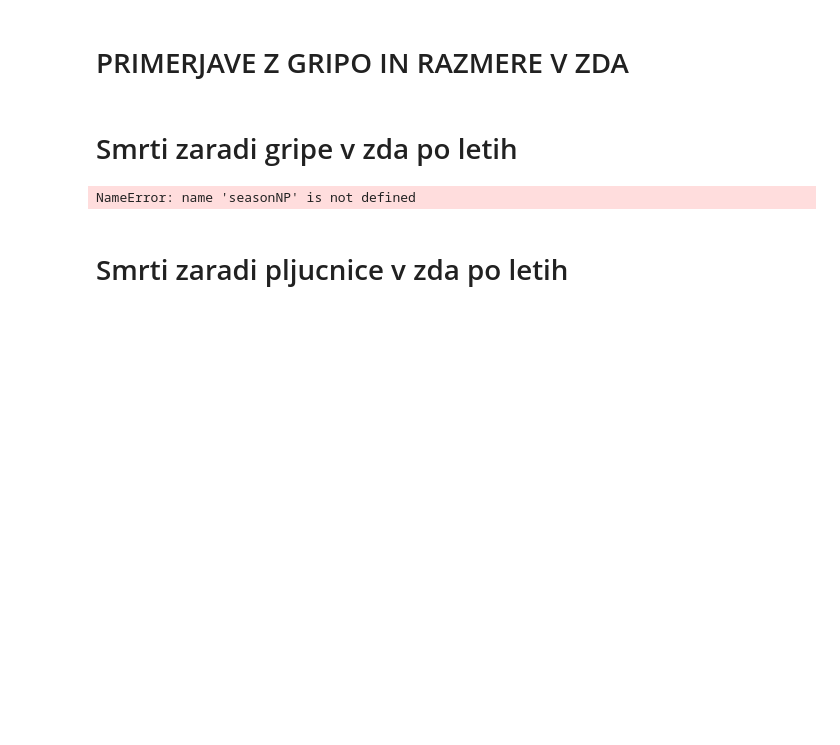
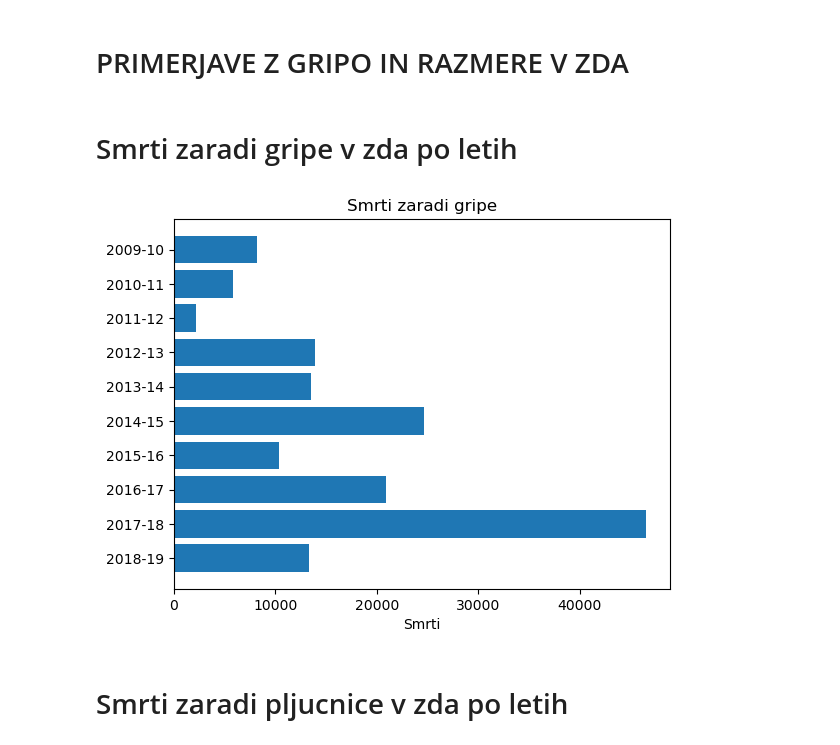
Before and after one commit to Zan-23/PR20NERJZ, a Jupyter notebook: notebooks/report.ipynb, the cells around one changed output. Saved outputs shown, nothing was run; the diff lists cells and outputs as text; code cells hidden in the pictures; blank space fills up the shorter version.

```diff
--- a/notebooks/report.ipynb
+++ b/notebooks/report.ipynb
@@ -229,12 +229,12 @@ enej.linearna(pop_by_sex)
 # %% [markdown]
 # Smrti zaradi gripe v zda po letih
 # %%
-# smr_tNP,smr_gpNP,smr_plNP,smr_gNP,seasonNP,StateNP = nicx.read_csv()
+smr_tNP,smr_gpNP,smr_plNP,smr_gNP,seasonNP,StateNP = nicx.read_csv()
 letaNP,dfgNP,dfpNP = nicx.PripravaZaGripo(seasonNP,smr_gNP,smr_plNP)
 dgNP,dpNP,letaNP = nicx.PripravaLetaDGP(dfgNP,dfpNP,letaNP)
 nicx.years(letaNP, dgNP)
 # %% [output]
-NameError: name 'seasonNP' is not defined
+[figure, added]
 # %% [markdown]
 # Smrti zaradi pljucnice v zda po letih
 # %%
```
Also changed, not shown: parts of 14 cells of this notebook, 1 other file.
